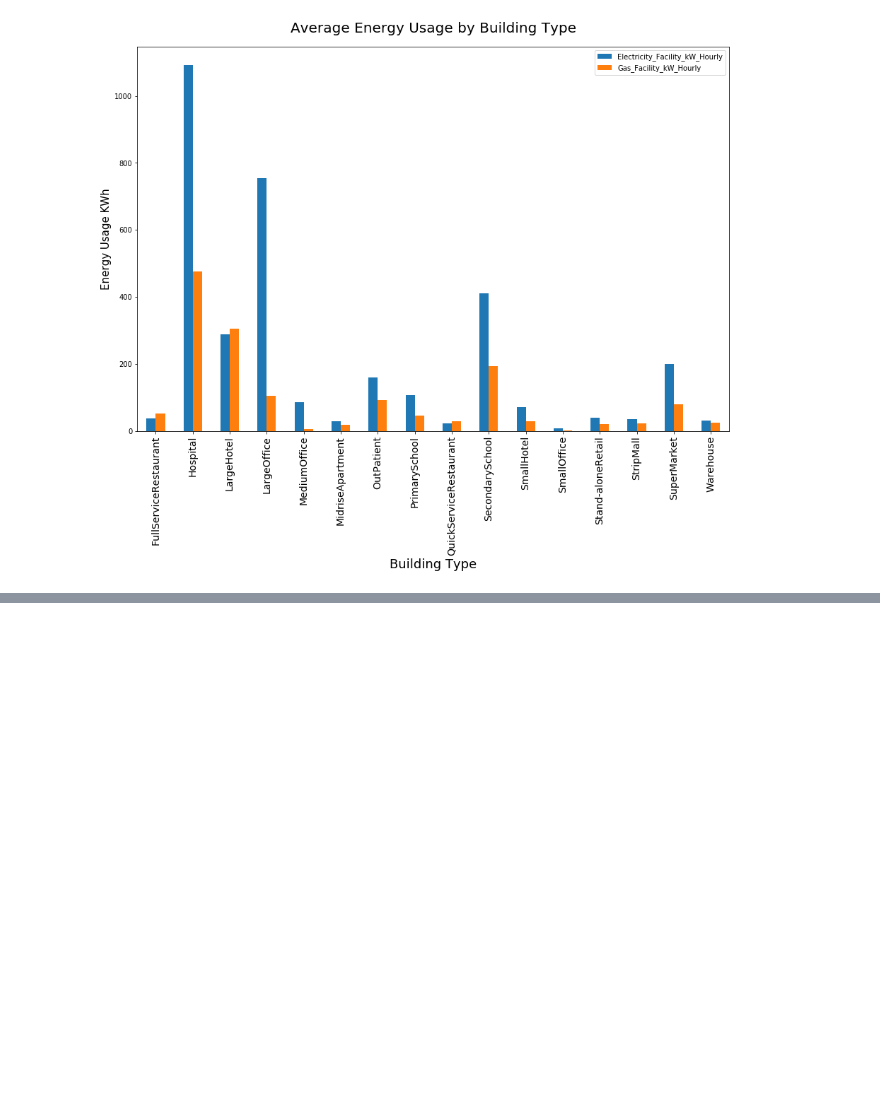
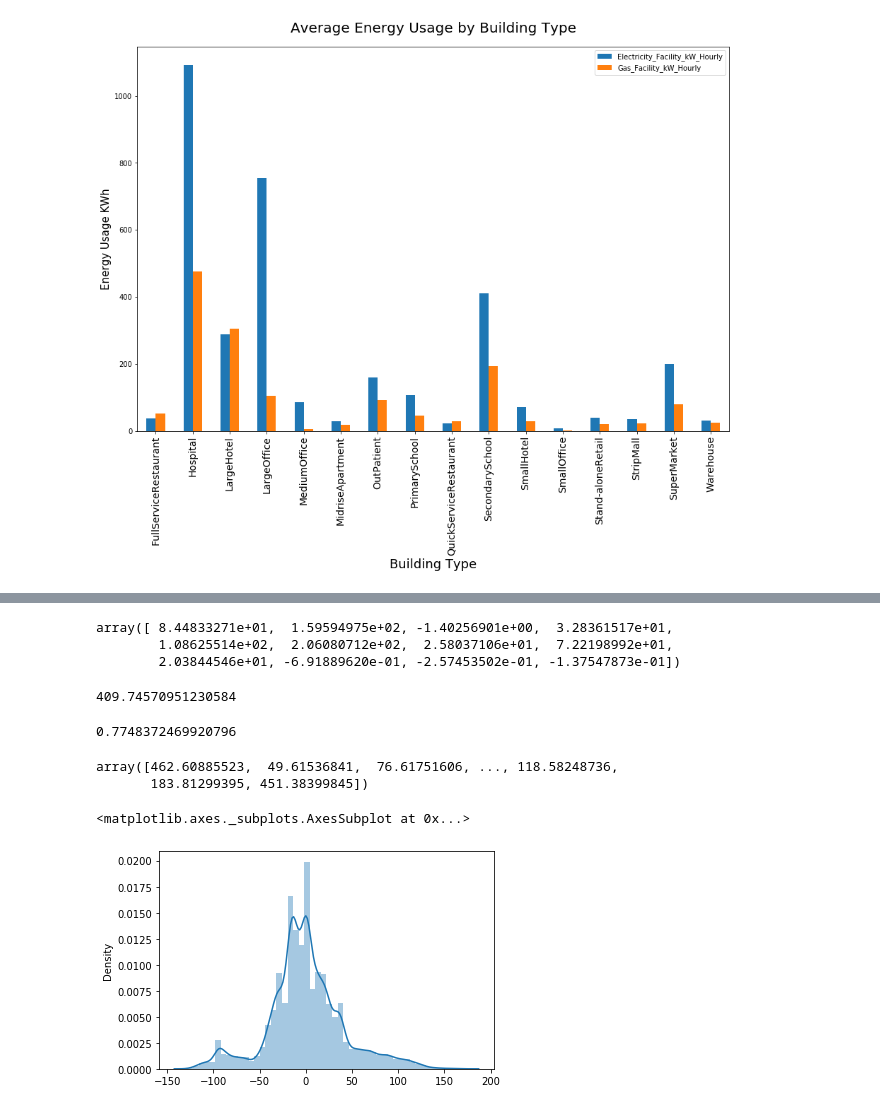
Before and after one commit to dgitts/electric-load-forecasting, a Jupyter notebook: notebooks/david.ipynb, the cells around one changed output, grey strips where cells are left out. Cells and saved outputs as stored; diff of their text form; code cells hidden in the pictures; blank space fills up the shorter version.

```diff
--- a/notebooks/david.ipynb
+++ b/notebooks/david.ipynb
@@ -319,0 +454,6 @@ Text(0.5, 1.0, 'Average Energy Usage by Building Type')
+# %%
+from sklearn.preprocessing import StandardScaler
+
+scale = StandardScaler()
+x = scale.fit_transform(x)
+x
@@ -319,0 +476,4 @@ Text(0.5, 1.0, 'Average Energy Usage by Building Type')
+# %%
+from sklearn.model_selection import train_test_split
+
+X_train, X_test, y_train, y_test = train_test_split(x, y, test_size=0.3) # 70% training and 30% test
@@ -319,0 +487,14 @@ Text(0.5, 1.0, 'Average Energy Usage by Building Type')
+# %%
+from sklearn.linear_model import LinearRegression
+
+regressor=LinearRegression()
+regressor.fit(X_train, y_train)
+regressor.coef_
+# %% [output]
+array([ 8.44833271e+01,  1.59594975e+02, -1.40256901e+00,  3.28361517e+01,
+        1.08625514e+02,  2.06080712e+02,  2.58037106e+01,  7.22198992e+01,
+        2.03844546e+01, -6.91889620e-01, -2.57453502e-01, -1.37547873e-01])
+# %%
+regressor.intercept_
+# %% [output]
+409.74570951230584
@@ -319,0 +504,15 @@ Text(0.5, 1.0, 'Average Energy Usage by Building Type')
+# %%
+score.mean()
+# %% [output]
+0.7748372469920796
+# %%
+prediction=regressor.predict(X_test)
+prediction
+# %% [output]
+array([462.60885523,  49.61536841,  76.61751606, ..., 118.58248736,
+       183.81299395, 451.38399845])
+# %%
+sns.distplot(y_test-prediction)
+# %% [output]
+<matplotlib.axes._subplots.AxesSubplot at 0x...>
+[figure, added]
```
Also changed, not shown: parts of 24 cells of this notebook.
